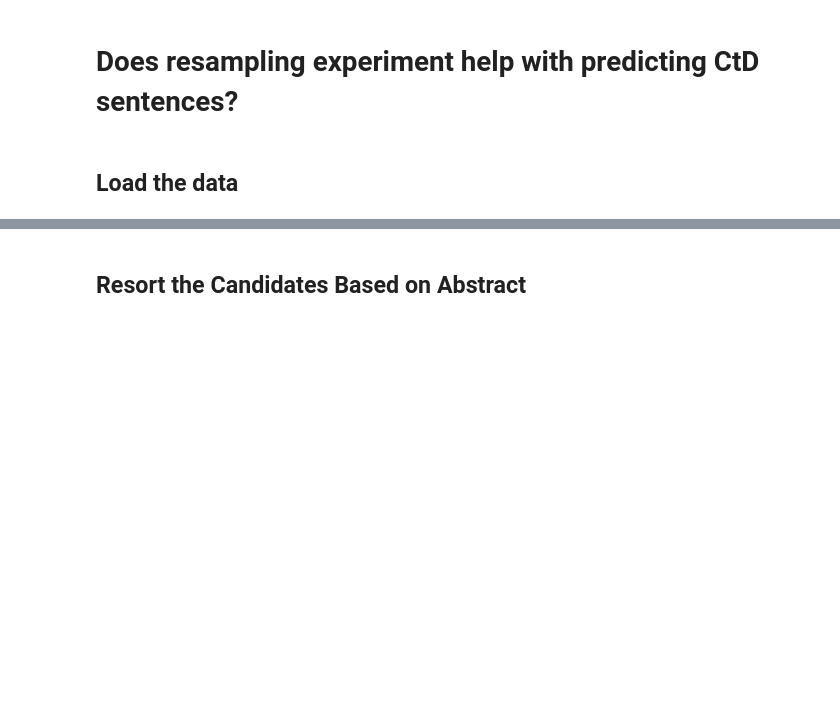
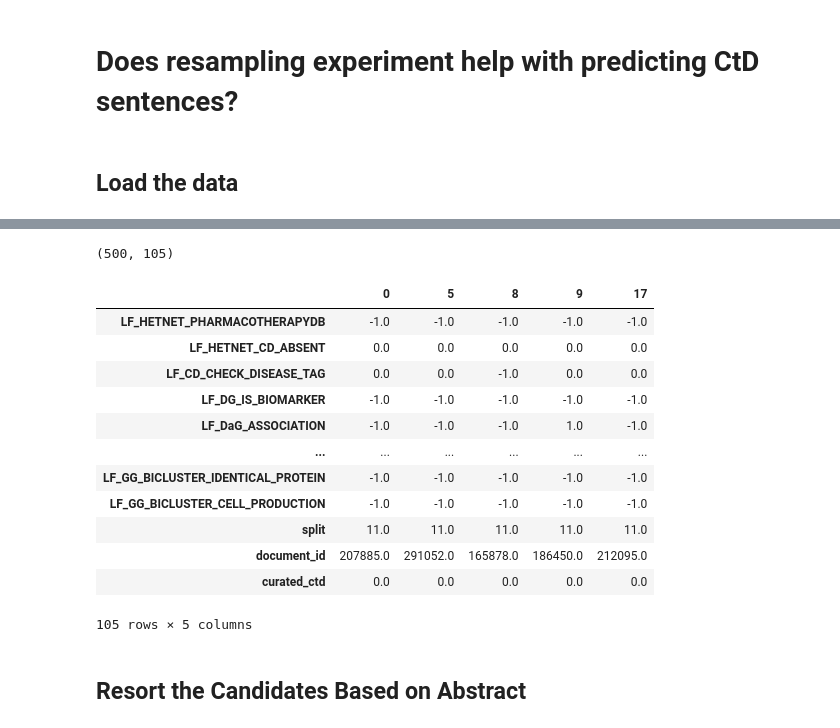
Before and after one commit to greenelab/snorkeling-full-text, a Jupyter notebook: generative_model_training/03_generative_model_resampling_ctd.ipynb, the cells around one changed output, grey strips where cells are left out. Drawn from its saved outputs; the diff is of its cells as text; code cells hidden in the pictures; blank space fills up the shorter version.

```diff
--- a/generative_model_training/03_generative_model_resampling_ctd.ipynb
+++ b/generative_model_training/03_generative_model_resampling_ctd.ipynb
@@ -96,6 +96,27 @@ L_dev.head().T
 | document_id | 162660.0 | 146415.0 | 213795.0 | 33875.0 | 15752.0 |
 | curated_ctd | 0.0 | 0.0 | 0.0 | 0.0 | 0.0 |
 105 rows × 5 columns
+# %%
+L_test = pd.read_csv(
+    str(label_candidates_dir / Path("cd_dev_test_candidates_resampling.tsv")), sep="\t"
+) >> ply.query("split==11")
+print(L_dev.shape)
+L_test.head().T
+# %% [output]
+(500, 105)
+|  | 0 | 5 | 8 | 9 | 17 |
+| LF_HETNET_PHARMACOTHERAPYDB | -1.0 | -1.0 | -1.0 | -1.0 | -1.0 |
+| LF_HETNET_CD_ABSENT | 0.0 | 0.0 | 0.0 | 0.0 | 0.0 |
+| LF_CD_CHECK_DISEASE_TAG | 0.0 | 0.0 | -1.0 | 0.0 | 0.0 |
+| LF_DG_IS_BIOMARKER | -1.0 | -1.0 | -1.0 | -1.0 | -1.0 |
+| LF_DaG_ASSOCIATION | -1.0 | -1.0 | -1.0 | 1.0 | -1.0 |
+| ... | ... | ... | ... | ... | ... |
+| LF_GG_BICLUSTER_IDENTICAL_PROTEIN | -1.0 | -1.0 | -1.0 | -1.0 | -1.0 |
+| LF_GG_BICLUSTER_CELL_PRODUCTION | -1.0 | -1.0 | -1.0 | -1.0 | -1.0 |
+| split | 11.0 | 11.0 | 11.0 | 11.0 | 11.0 |
+| document_id | 207885.0 | 291052.0 | 165878.0 | 186450.0 | 212095.0 |
+| curated_ctd | 0.0 | 0.0 | 0.0 | 0.0 | 0.0 |
+105 rows × 5 columns
 # %% [markdown]
 ## Resort the Candidates Based on Abstract
 # %%
```
Also changed, not shown: parts of 21 cells of this notebook, 6 other files.
